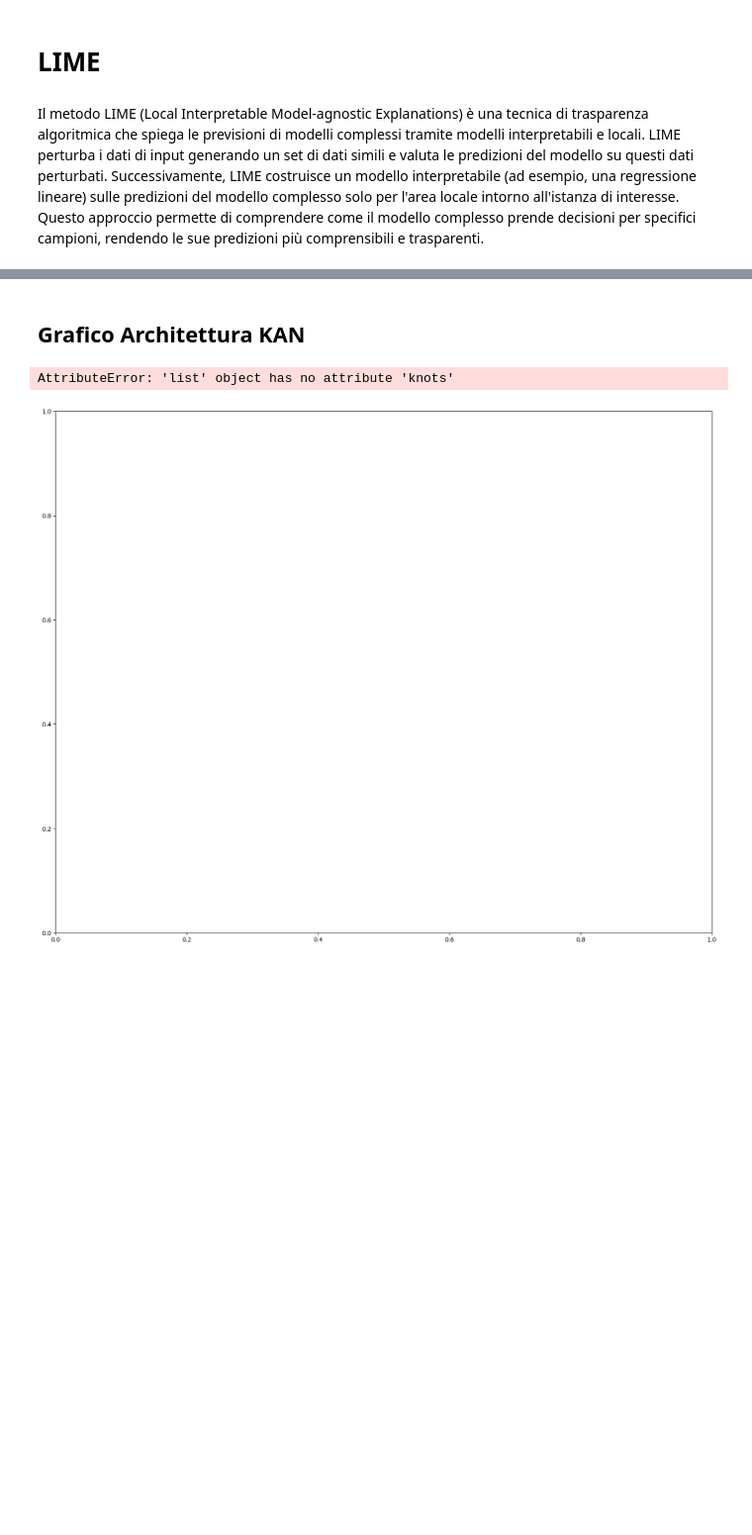
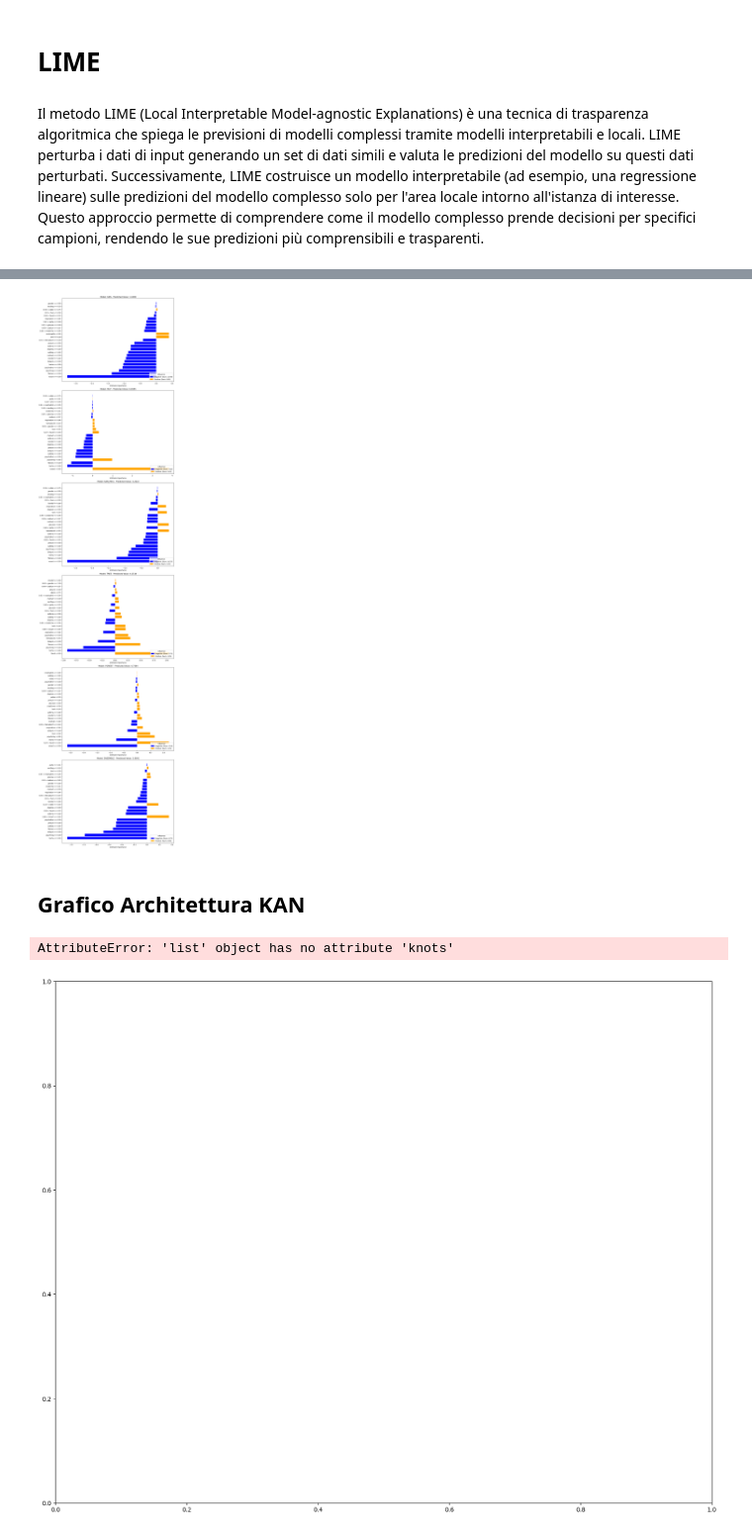
Before and after one commit to Church-17/YesWeKAN, a Jupyter notebook: dataset+equità algoritmica.ipynb, the cells around one changed output, grey strips where cells are left out. Shown at 99% size. Cells and saved outputs as stored; diff of their text form; code cells hidden in the pictures; blank space fills up the shorter version.

Commit message:
LIME upgrade

```diff
--- a/dataset+equità algoritmica.ipynb
+++ b/dataset+equità algoritmica.ipynb
@@ -882,0 +734,63 @@ NameError: name 'xML_train' is not defined
+# %%
+# Conversione di x_train e x_test in array numpy
+X_train_np = x_train.numpy()
+X_test_np = x_test.numpy()
+
+# Creazione di un oggetto LimeTabularExplainer
+explainer = lime.lime_tabular.LimeTabularExplainer(
+    X_train_np,
+    feature_names=FEATURES,
+    class_names=['target'],
+    mode='regression'
+)
+
+# Creazione di una figura con un subplot per ogni modello
+fig, axs = plt.subplots(len(elenco_modelli + elenco_modelliML), 1, figsize=(12, 8*len(elenco_modelli + elenco_modelliML)), squeeze=False)
+
+# Per ogni modello seleziona un'istanza casuale e spiegazione dell'istanza selezionata con LIME
+for i, (model_name, model) in enumerate(elenco_modelli + elenco_modelliML):
+
+    instance = X_test_np[random.randint(0, len(X_test_np)-1)]
+
+    explanation = explainer.explain_instance(
+        instance,
+        lambda x: model.predict(tf.convert_to_tensor(x.reshape(-1, x_train.shape[1]))),
+        num_features=N_FEATURES
+    )
+
+    # Estrazione degli attributi e delle importanze
+    attributi, importances = zip(*explanation.as_list())
+
+    colors = ['blue' if imp < 0 else 'orange' for imp in importances]
+
+    # Creazione di un barplot per le importanze
+    ax = axs[i, 0]
+    ax.barh(range(len(attributi)), importances, color=colors)
+    ax.set_yticks(range(len(attributi)))
+    ax.set_yticklabels(attributi)
+    ax.set_xlabel('Attribute Importance')
+
+    # Calcolo della previsione del modello sull'istanza selezionata
+    predicted_value = model.predict(tf.convert_to_tensor(instance.reshape(1, -1)))
+
+    predicted_value_str = ', '.join(f'{v:.4f}' for v in np.atleast_1d(predicted_value.flatten()))
+
+    # Impostazione del titolo del subplot
+    ax.set_title(f'Model: {model_name} - Predicted Value: {predicted_value_str}')
+    ax.set_facecolor('white')
+
+    # Calcolo della somma delle importanze positive e negative
+    positive_sum = sum(imp for imp in importances if imp > 0)
+    negative_sum = abs(sum(imp for imp in importances if imp < 0))
+
+    # Aggiunta di una leggenda con le somme delle importanze
+    ax.legend(
+        [plt.Rectangle((0,0),1,1, color=c) for c in ['blue', 'orange']],
+        [f'Negative (Sum: {negative_sum:.2f})', f'Positive (Sum: {positive_sum:.2f})'],
+        title='Influence', loc='lower right'
+    )
+
+# Visualizzazione del grafico
+plt.tight_layout()
+plt.show()
+# %% [output]
@@ -883,3 +803,4 @@ NameError: name 'xML_train' is not defined
+[figure, added]
 # %% [markdown]
 ## Grafico Architettura KAN
 # %%
```
Also changed, not shown: parts of 13 cells of this notebook, 1 other file.
